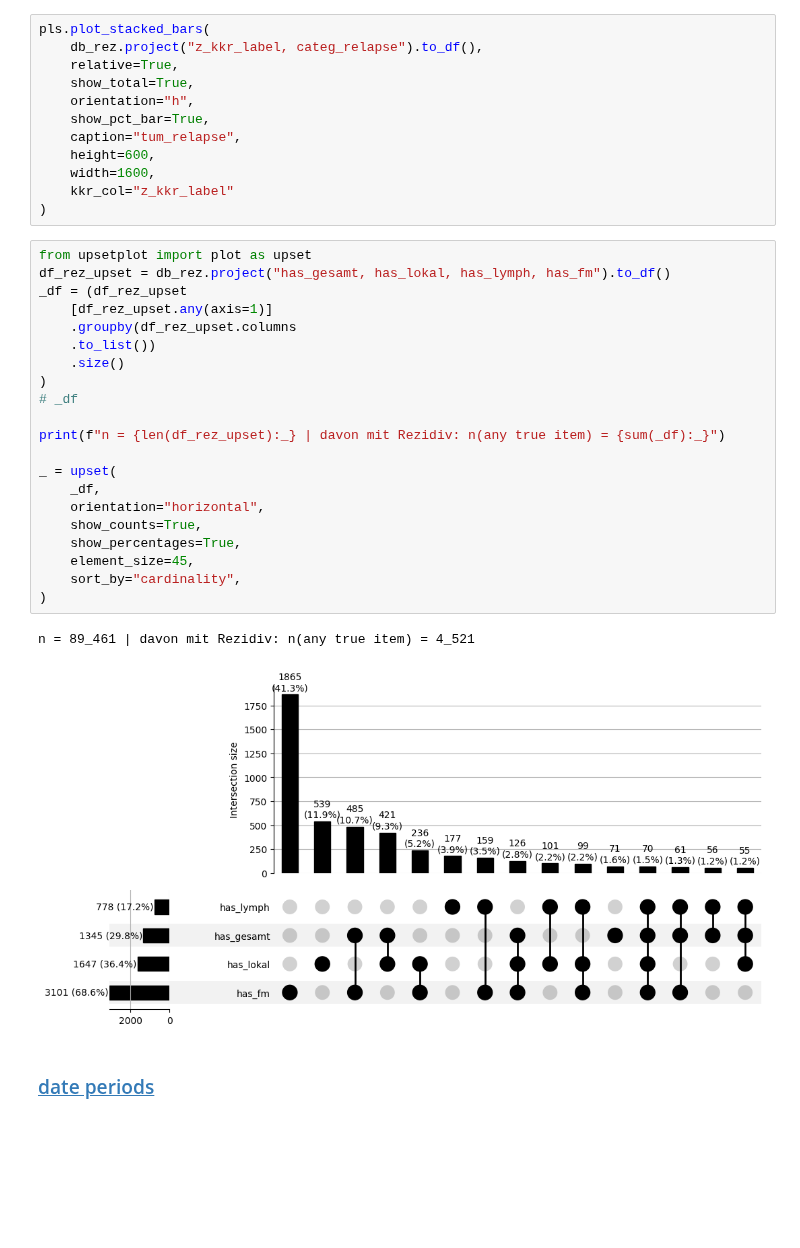
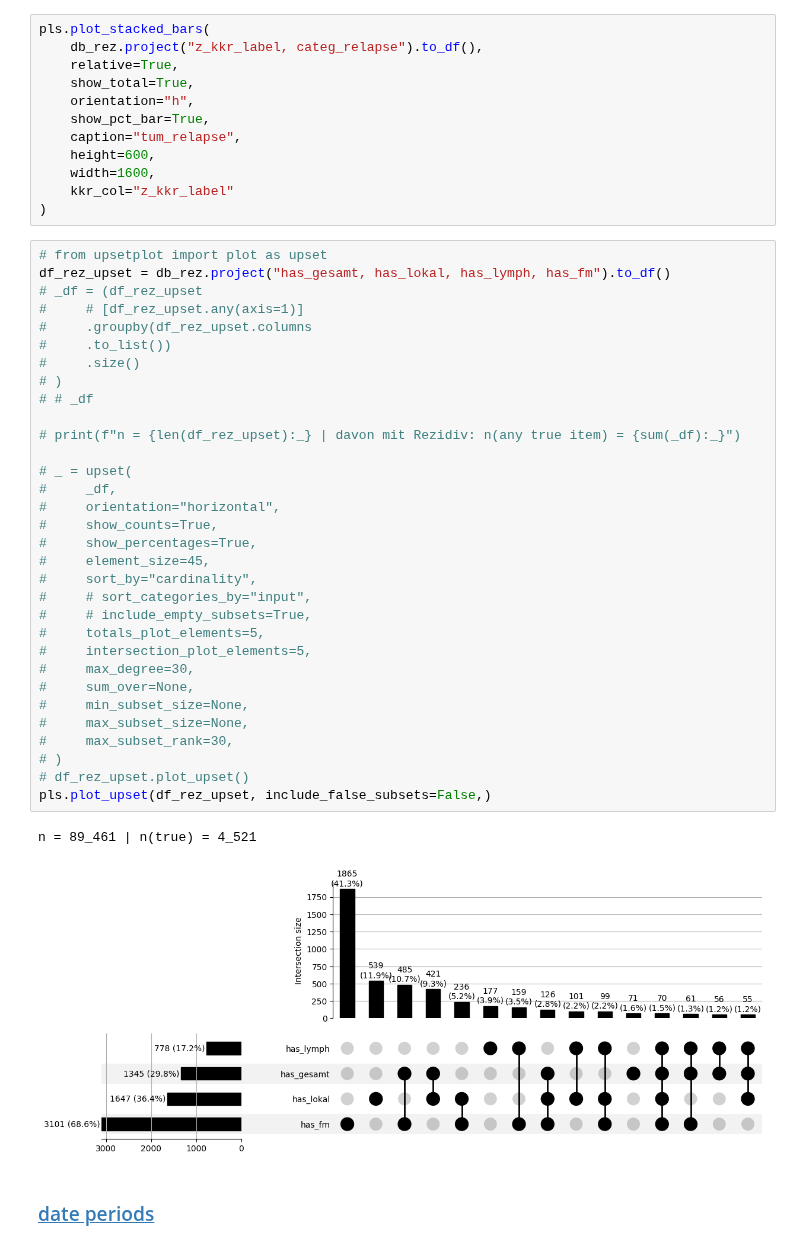
Before and after one commit to smeisegeier/cancerdata-quality, a Jupyter notebook: src/section-12-report/report.ipynb, the cells around one changed output. Cells and saved outputs as stored; diff of their text form; blank space fills up the shorter version.

```diff
--- a/src/section-12-report/report.ipynb
+++ b/src/section-12-report/report.ipynb
@@ -1134,29 +1176,40 @@ pls.plot_stacked_bars(
     kkr_col="z_kkr_label"
 )
 # %%
-from upsetplot import plot as upset
+# from upsetplot import plot as upset
 df_rez_upset = db_rez.project("has_gesamt, has_lokal, has_lymph, has_fm").to_df()
-_df = (df_rez_upset
-    [df_rez_upset.any(axis=1)]
-    .groupby(df_rez_upset.columns
-    .to_list())
-    .size()
-)
-# _df
+# _df = (df_rez_upset
+#     # [df_rez_upset.any(axis=1)]
+#     .groupby(df_rez_upset.columns
+#     .to_list())
+#     .size()
+# )
+# # _df
 
-print(f"n = {len(df_rez_upset):_} | davon mit Rezidiv: n(any true item) = {sum(_df):_}")
+# print(f"n = {len(df_rez_upset):_} | davon mit Rezidiv: n(any true item) = {sum(_df):_}")
 
-_ = upset(
-    _df,
-    orientation="horizontal",
-    show_counts=True,
-    show_percentages=True,
-    element_size=45,
-    sort_by="cardinality",
-)
+# _ = upset(
+#     _df,
+#     orientation="horizontal",
+#     show_counts=True,
+#     show_percentages=True,
+#     element_size=45,
+#     sort_by="cardinality",
+#     # sort_categories_by="input",
+#     # include_empty_subsets=True,
+#     totals_plot_elements=5,
+#     intersection_plot_elements=5,
+#     max_degree=30,
+#     sum_over=None,
+#     min_subset_size=None,
+#     max_subset_size=None,
+#     max_subset_rank=30,
+# )
+# df_rez_upset.plot_upset()
+pls.plot_upset(df_rez_upset, include_false_subsets=False,)
 # %% [output]
-n = 89_461 | davon mit Rezidiv: n(any true item) = 4_521
+n = 89_461 | n(true) = 4_521
-[figure, old version]
+[figure, new version]
 # %% [markdown]
 ### <a id='toc1_3_5_'></a>[date periods](#toc0_)
 # %% [markdown]
```
Also changed, not shown: parts of 25 cells of this notebook, 1 other file.
